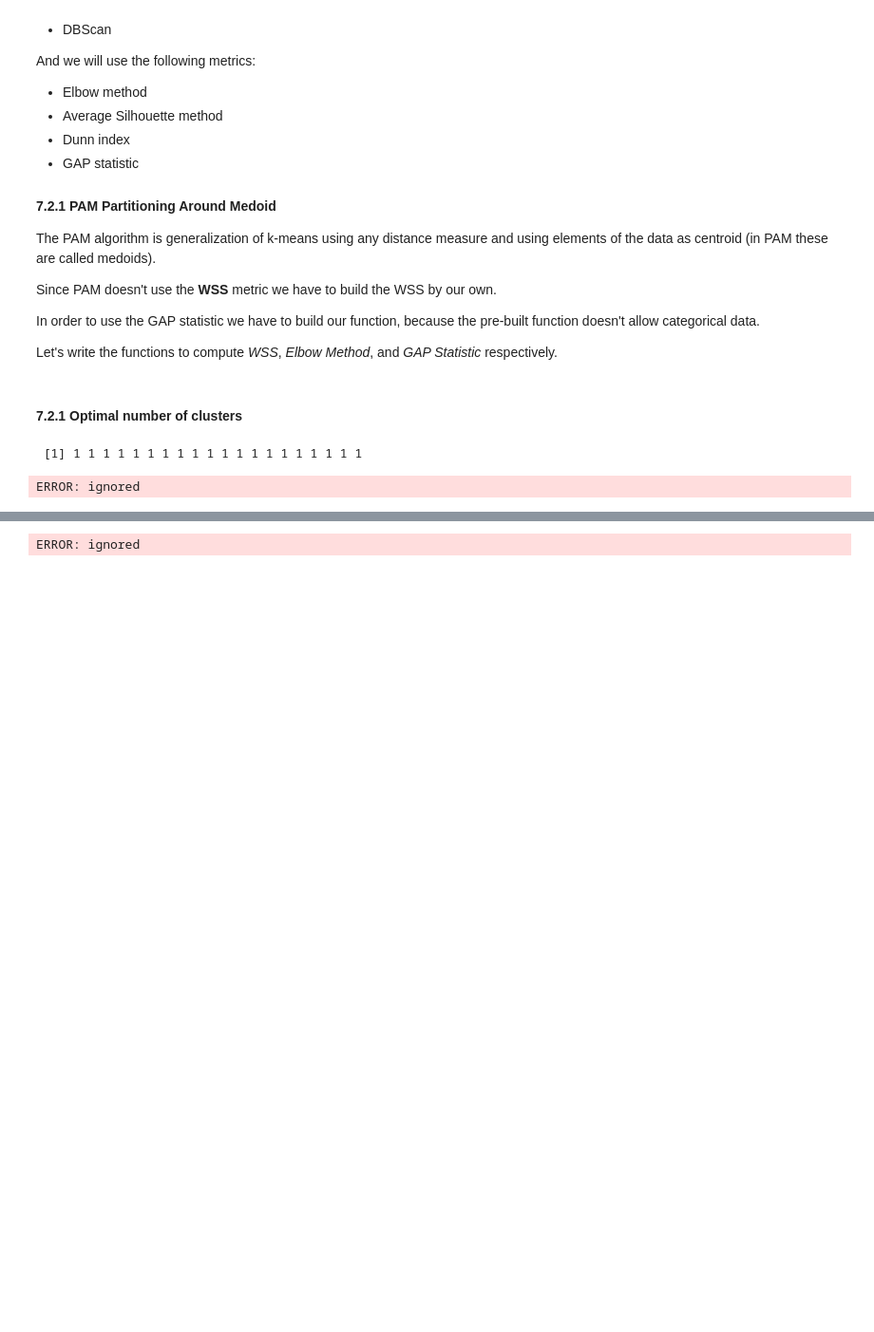
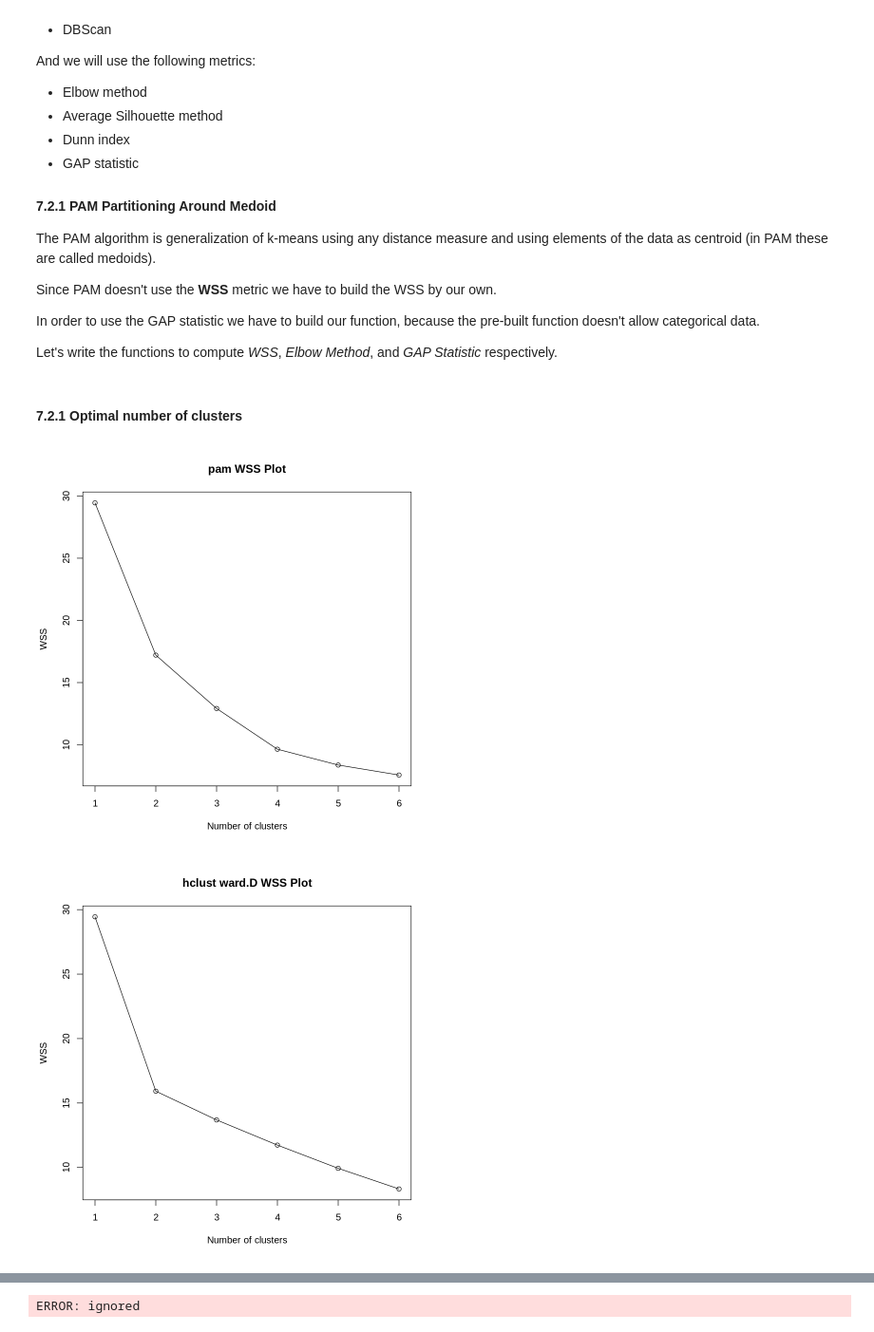
Before and after one commit to biagio-incardona/biagio-incardona.github.io, a Jupyter notebook: Report_Incardona_Biagio.ipynb, the cells around one changed output, grey strips where cells are left out. Shown at 95% size. Drawn from its saved outputs; the diff is of its cells as text; code cells hidden in the pictures; blank space fills up the shorter version.

```diff
--- a/Report_Incardona_Biagio.ipynb
+++ b/Report_Incardona_Biagio.ipynb
@@ -1022,14 +1022,14 @@ elbow <- function(diss, alg = "pam", max.nc = 6, method = NULL){
   if (alg == "pam"){
     for (i in 1:max.nc){
       fit <- pam(diss, diss = T, k = i)
-      elbow[i] <- cluster.stats(diss ,fit$clustering)$average.within
+      elbow[i] <- cluster.stats(diss ,fit$clustering,silhouette = F, sepindex = F, sepwithnoise = F)$within.cluster.ss
     }
     title <- paste(alg, "WSS Plot", sep = " ")
   }
   else{
     fit <- hclust(diss, method)
     for (i in 1:max.nc){
-      elbow[i] <- cluster.stats(diss, cutree(fit, k = i))$average.within
+      elbow[i] <- cluster.stats(diss, cutree(fit, k = i),silhouette = F, sepindex = F, sepwithnoise = F)$within.cluster.ss
     }
     title <- paste(alg, method, "WSS Plot", sep = " ")
   }
@@ -1049,7 +1049,7 @@ takeBestGap <- function(K, wss, gap){
     mean <- mean + log(wss[k + 1])
     mean <- 1/B * mean
     intern <- 0
-    intern <- intern + ((wss[b, k + 1] - mean ) ** 2)
+    intern <- intern + ((wss[k + 1] - mean ) ** 2)
 
     sd <- sqrt( 1/B * intern )
     s <- sqrt(1 + 1/B) * sd
@@ -1069,16 +1069,16 @@ gap <- function(diss, alg = "pam", max.nc = 6, method = "/", plot = F){
     for (i in 1:max.nc){
       fit <- pam(x = diss, diss = T, k = i)
       clusters <- fit$clustering
-      print(clusters)
-      tmp <- cluster.stats(diss, as.vector(clusters))
+      tmp <- cluster.stats(diss, clusters, silhouette = F, sepindex = F, sepwithnoise = F)
       gap[i] <- tmp$widestgap
+      wss[i] <- tmp$average.within
     }
     title <- paste(alg, "GAP Plot", sep = " ")
   }
   else{
-    fit <- hclust(diss, method)
+    tree <- hclust(diss, method)
     for (i in 1:max.nc){
-      fit <- cluster.stats(diss, cutree(fit, k = i))
+      fit <- cluster.stats(diss, cutree(tree, k = i), silhouette = F, sepindex = F, sepwithnoise = F)
       gap[i] <- fit$widestgap
       wss[i] <- fit$average.within
     }
@@ -1092,7 +1092,7 @@ gap <- function(diss, alg = "pam", max.nc = 6, method = "/", plot = F){
     lines(1:max.nc, gap)
   }
   best.nclust <- takeBestGap(max.nc, wss, gap)
-  row <- data.frame(row.names = "GAP", Score = gap[best.nclust], Method = alg, Type = method, Clusters = best.nclust)
+  row <- data.frame(row.names = "GAP", Score = gap[best.nclust], Method = alg, Clusters = best.nclust)
   return(row)
 }
 
@@ -1106,80 +1106,82 @@ checkBestN <- function(data, dist, max.nc){
                                validation = c("internal", "stability"),
                                maxitems = nrow(data) + 1)
   pam.gap <- gap(diss = dist, alg = "pam", max.nc = max.nc)
-
+  elbow(diss = dist, alg = "pam", max.nc = max.nc)
 
   h.ward.D <- myClValid.cat(data, nClust = 2:max.nc, clMethods = "hierarchical",
                             validation = c("internal", "stability"),
                             maxitems = nrow(data) + 1,
                             method = "ward.D")
   h.wd.gap <- gap(diss = dist, alg = "hclust", method = "ward.D", max.nc = max.nc)
-
+  elbow(diss = dist, alg = "hclust", method = "ward.D", max.nc = max.nc)
 
   h.ward.D2 <-myClValid.cat(data, nClust = 2:max.nc, clMethods = "hierarchical",
                             validation = c("internal", "stability"),
                             maxitems = nrow(data) + 1,
                             method = "ward.D2")
   h.wd2.gap <- gap(diss = dist, alg = "hclust", method = "ward.D2", max.nc = max.nc)
-
+  elbow(diss = dist, alg = "hclust", method = "ward.D2", max.nc = max.nc)
 
   h.single <- myClValid.cat(data, nClust = 2:max.nc, clMethods = "hierarchical",
                             validation = c("internal", "stability"),
                             maxitems = nrow(data) + 1,
                             method = "single")
   h.single.gap <- gap(diss = dist, alg = "hclust", method = "single", max.nc = max.nc)
-
+  elbow(diss = dist, alg = "hclust", method = "single", max.nc = max.nc)
 
   h.complete <- myClValid.cat(data, nClust = 2:max.nc, clMethods = "hierarchical",
                               validation = c("internal", "stability"),
                               maxitems = nrow(data) + 1,
                               method = "complete")
   h.complete.gap <- gap(diss = dist, alg = "hclust", method = "complete", max.nc = max.nc)
+  elbow(diss = dist, alg = "hclust", method = "complete", max.nc = max.nc)
 
   h.average <- myClValid.cat(data, nClust = 2:max.nc, clMethods = "hierarchical",
                              validation = c("internal", "stability"),
                              maxitems = nrow(data) + 1,
                              method = "average")
   h.average.gap <- gap(diss = dist, alg = "hclust", method = "average", max.nc = max.nc)
+  elbow(diss = dist, alg = "hclust", method = "average", max.nc = max.nc)
 
   pam.clvalid <- optimalScores(pam.clvalid)
-  h.ward.D <- optmalScores(h.ward.D)
+  h.ward.D <- optimalScores(h.ward.D)
   h.ward.D2 <- optimalScores(h.ward.D2)
   h.single <- optimalScores(h.single)
   h.complete <- optimalScores(h.complete)
   h.average <- optimalScores(h.average)
 
   pam.clvalid <- rbind(pam.clvalid, pam.gap)
   h.ward.D <- rbind(h.ward.D, h.wd.gap)
   h.ward.D2 <- rbind(h.ward.D2, h.wd2.gap)
   h.single <- rbind(h.single, h.single.gap)
   h.complete <- rbind(h.complete, h.complete.gap)
   h.average <- rbind(h.average, h.average.gap)
 
 
   optimals <- pam.clvalid
   optimals <- rbind(optimals, h.ward.D,h.ward.D2,h.single,h.complete,h.average)
-  type <- c("/", "/", "/","/","/","/","/",
-              "ward.D","ward.D","ward.D","ward.D","ward.D","ward.D","ward.D",
-              "ward.D2", "ward.D2", "ward.D2", "ward.D2", "ward.D2", "ward.D2", "ward.D2",
-              "single","single","single","single","single","single","single",
-              "complete","complete","complete","complete","complete","complete","complete",
-              "average","average","average","average","average","average","average")
+  type <- c("/", "/", "/","/","/","/","/","/",
+              "ward.D","ward.D","ward.D","ward.D","ward.D","ward.D","ward.D","ward.D",
+              "ward.D2", "ward.D2", "ward.D2", "ward.D2", "ward.D2", "ward.D2", "ward.D2","ward.D2",
+              "single","single","single","single","single","single","single","single",
+              "complete","complete","complete","complete","complete","complete","complete","complete",
+              "average","average","average","average","average","average","average","average")
   optimals <- cbind(optimals[,1:2,drop=F], type, optimals[,3,drop=F])
   return(optimals[,-1])
 }
 getmode <- function(v) {
    uniqv <- unique(v)
    uniqv[which.max(tabulate(match(v, uniqv)))]
 }
 
 # elbow
 #pam.elbow(dist = dist, K = 6)
 #proviamo <- checkBestN()
 #print(proviamo)
 library(fpc)
 library(myClValid)
-bestNs <- checkBestN(data = insurance.scaled[1:20,], dist = as.dist(gower.dist(insurance.scaled[1:20,])), max.nc = 4)
+bestNs <- checkBestN(data = insurance.scaled[1:500,], dist = as.dist(gower.dist(insurance.scaled[1:500,])), max.nc = 6)
 #getmode(bestNs)
 # %% [output]
- [1] 1 1 1 1 1 1 1 1 1 1 1 1 1 1 1 1 1 1 1 1
-ERROR: ignored
+[figure, added]
+[figure, added]
```
Also changed, not shown: parts of 2 cells of this notebook.
